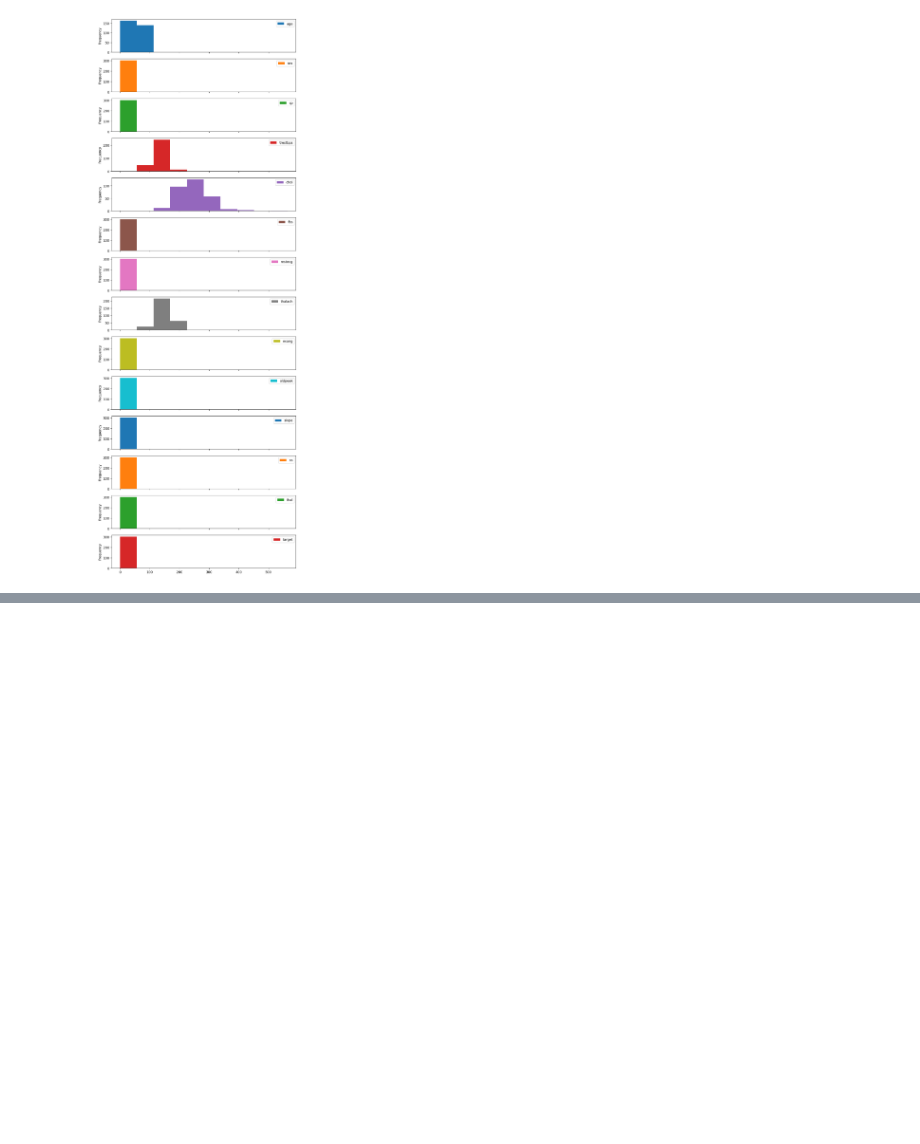
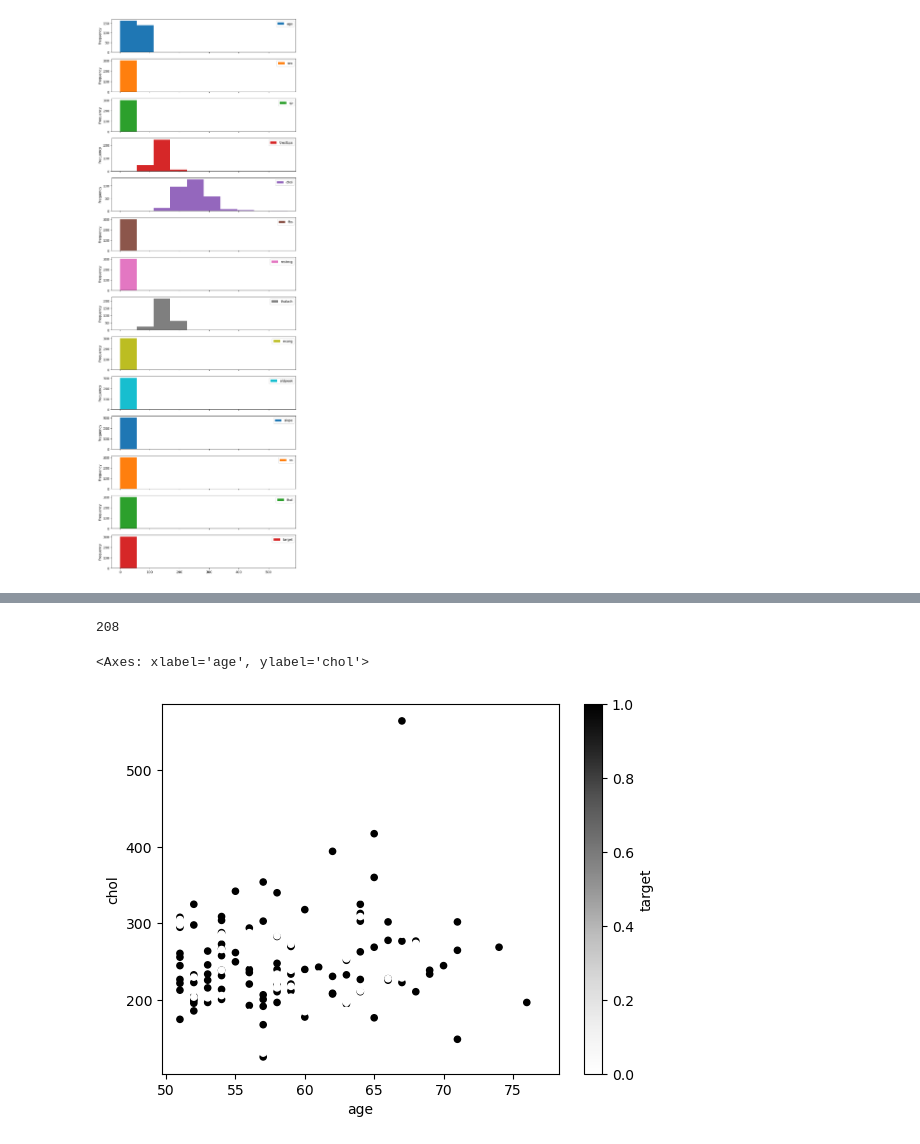
Before and after one commit to rickygrosvenor-pramanick/learn-ml, a Jupyter notebook: matplotlib/introduction-to-matplotlib.ipynb, the cells around one changed output, grey strips where cells are left out. Saved outputs shown, nothing was run; the diff lists cells and outputs as text; code cells hidden in the pictures; blank space fills up the shorter version.

```diff
--- a/matplotlib/introduction-to-matplotlib.ipynb
+++ b/matplotlib/introduction-to-matplotlib.ipynb
@@ -475,0 +480,4 @@ array([<Axes: ylabel='Frequency'>, <Axes: ylabel='Frequency'>,
+# %%
+# Perform data analysis on patients over 50
+over_50 = heart_disease[heart_disease["age"] > 50]
+over_50
@@ -475,0 +498,13 @@ array([<Axes: ylabel='Frequency'>, <Axes: ylabel='Frequency'>,
+# %%
+len(over_50)
+# %% [output]
+208
+# %%
+# Pyplot Method
+over_50.plot(kind="scatter",
+             x="age",
+             y="chol",
+             c='target')
+# %% [output]
+<Axes: xlabel='age', ylabel='chol'>
+[figure, added]
```
Also changed, not shown: parts of 3 cells of this notebook.
